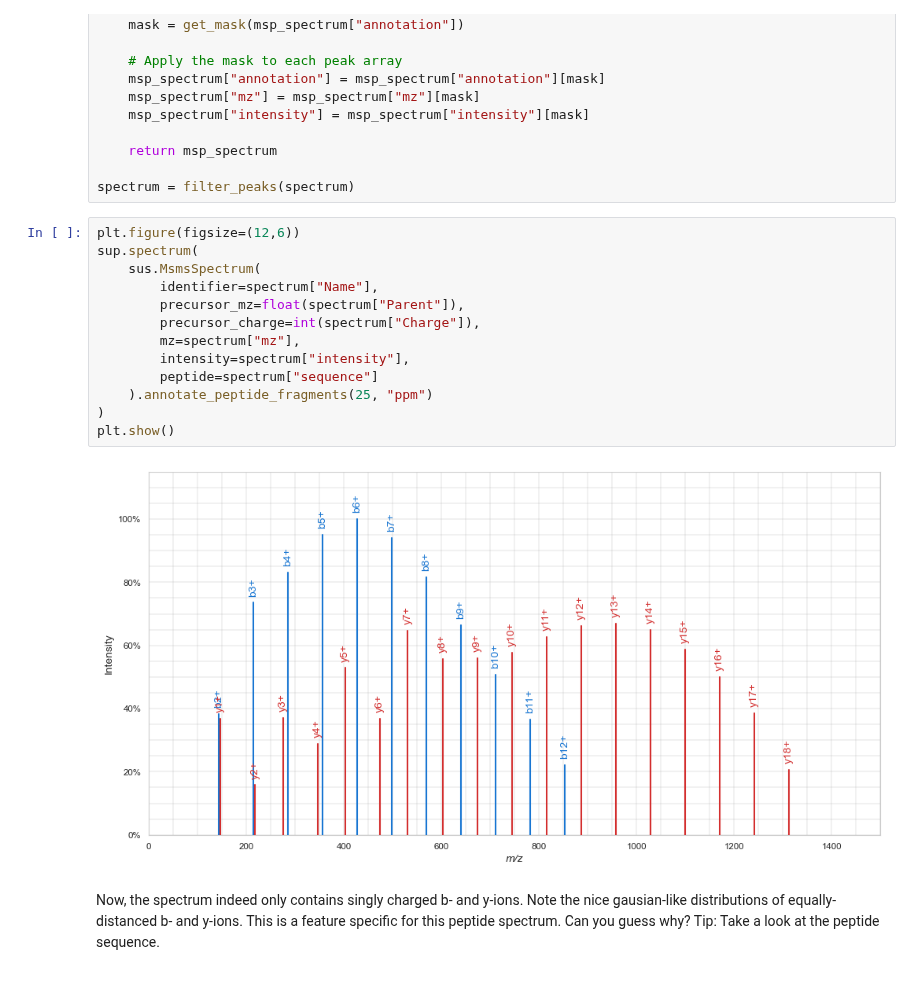
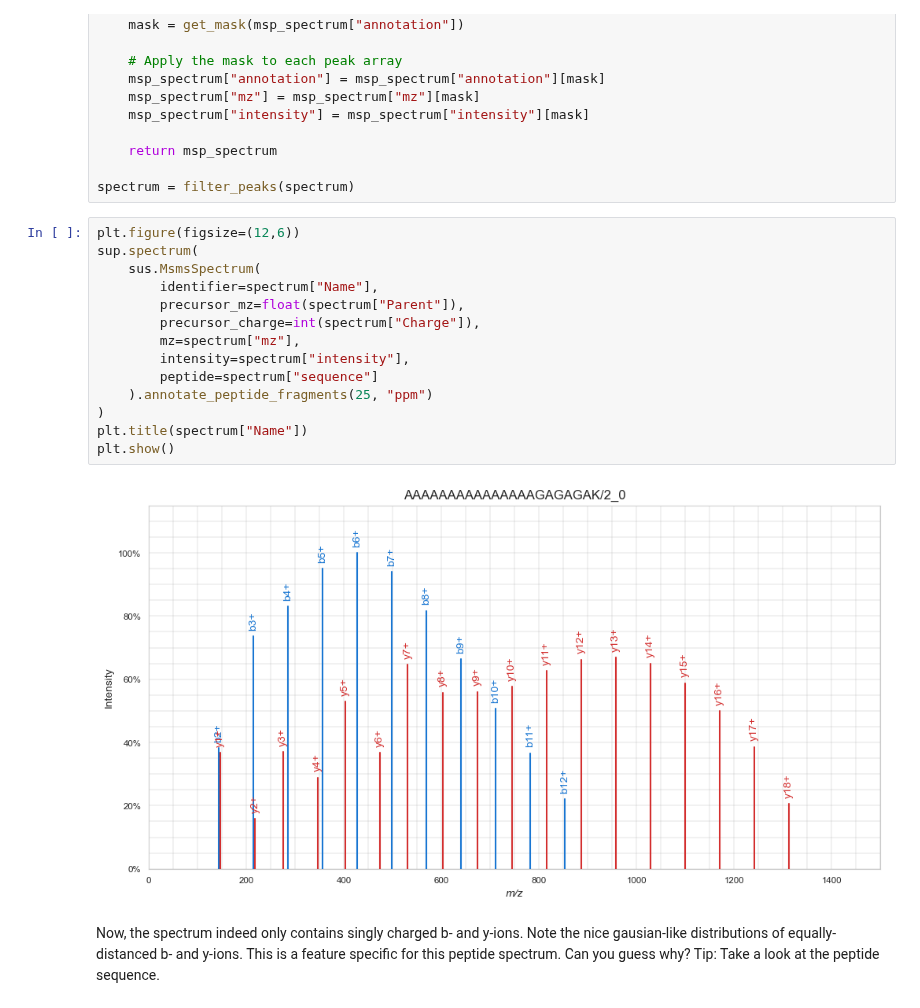
Before and after one commit to ProteomicsML/ProteomicsML, a Jupyter notebook: tutorials/fragmentation/nist-1-parsing-spectral-library.ipynb, the cells around one changed output. Drawn from its saved outputs; the diff is of its cells as text.

```diff
--- a/tutorials/fragmentation/nist-1-parsing-spectral-library.ipynb
+++ b/tutorials/fragmentation/nist-1-parsing-spectral-library.ipynb
@@ -404,18 +406,19 @@ spectrum = filter_peaks(spectrum)
 # %%
 plt.figure(figsize=(12,6))
 sup.spectrum(
     sus.MsmsSpectrum(
         identifier=spectrum["Name"],
         precursor_mz=float(spectrum["Parent"]),
         precursor_charge=int(spectrum["Charge"]),
         mz=spectrum["mz"],
         intensity=spectrum["intensity"],
         peptide=spectrum["sequence"]
     ).annotate_peptide_fragments(25, "ppm")
 )
+plt.title(spectrum["Name"])
 plt.show()
 # %% [output]
-[figure, old version]
+[figure, new version]
 # %% [markdown]
 Now, the spectrum indeed only contains singly charged b- and y-ions. Note the nice gausian-like distributions of equally-distanced b- and y-ions. This is a feature specific for this peptide spectrum. Can you guess why? Tip: Take a look at the peptide sequence.
 # %% [markdown]
```
Also changed, not shown: parts of 6 cells of this notebook, 6 other files.
